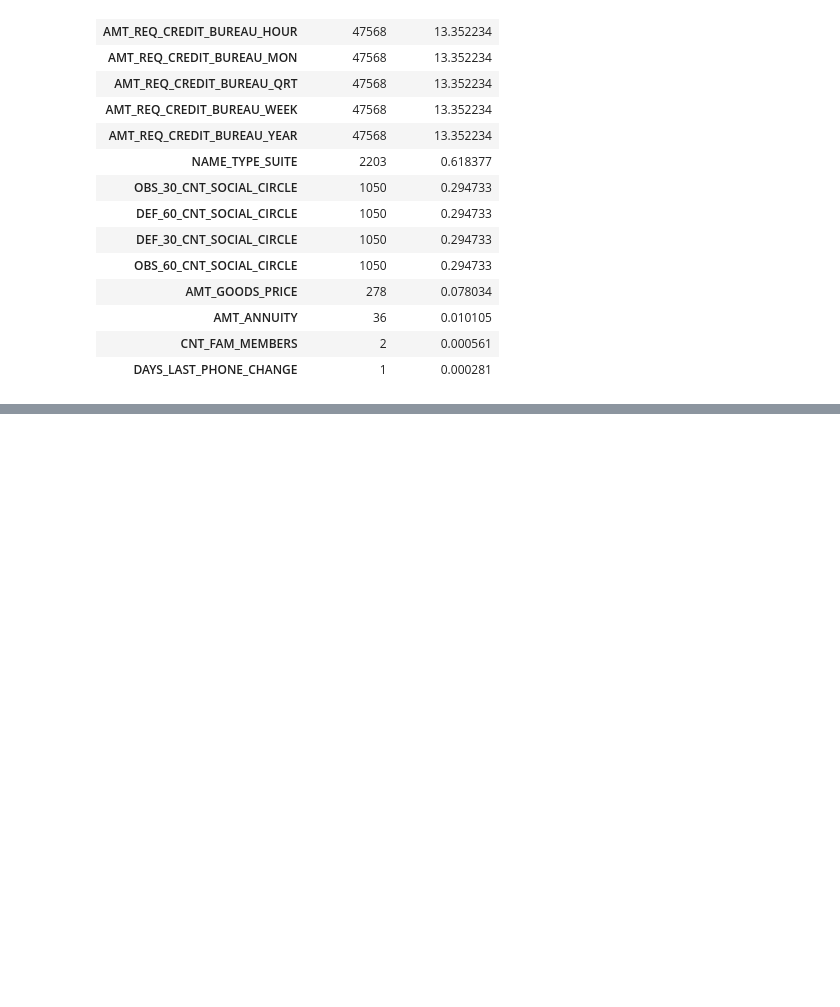
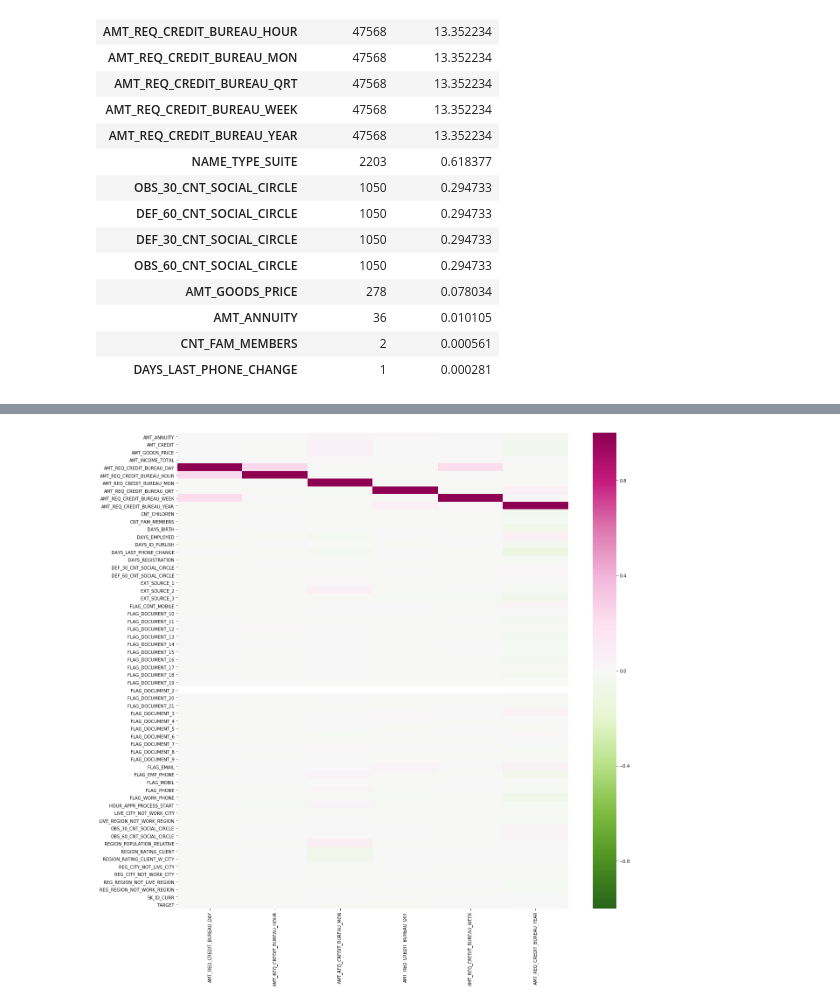
Before and after one commit to terrancexia/Home-Credit-Default-Risk-, a Jupyter notebook: Home Credit Default Risk.ipynb, the cells around one changed output, grey strips where cells are left out. Drawn from its saved outputs; the diff is of its cells as text; code cells hidden in the pictures; blank space fills up the shorter version.

```diff
--- a/Home Credit Default Risk.ipynb
+++ b/Home Credit Default Risk.ipynb
@@ -616,0 +633,11 @@ miss_summ1[miss_summ1['Missing Percent']>0]
+# %%
+#check correlations with other columns
+correlations = df1.corr()[['AMT_REQ_CREDIT_BUREAU_DAY','AMT_REQ_CREDIT_BUREAU_HOUR', 'AMT_REQ_CREDIT_BUREAU_MON',
+           'AMT_REQ_CREDIT_BUREAU_QRT','AMT_REQ_CREDIT_BUREAU_WEEK', 'AMT_REQ_CREDIT_BUREAU_YEAR']]
+
+#visulized correlation matrix in heat map
+plt.figure(figsize=(20,20))
+sns.heatmap(correlations, vmin=-1, vmax=1,cmap="PiYG_r")
+plt.show()
+# %% [output]
+[figure, added]
```
Also changed, not shown: parts of 36 cells of this notebook.
